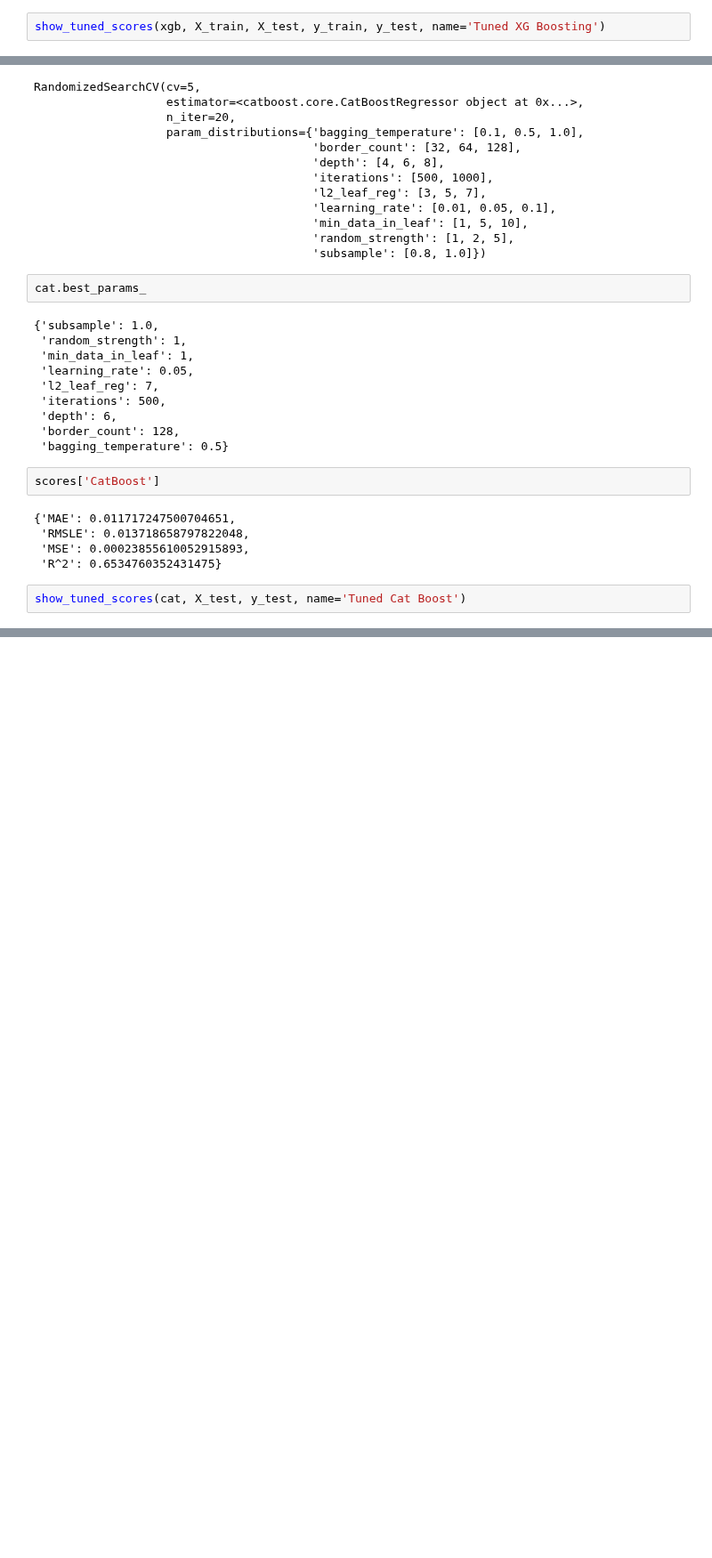
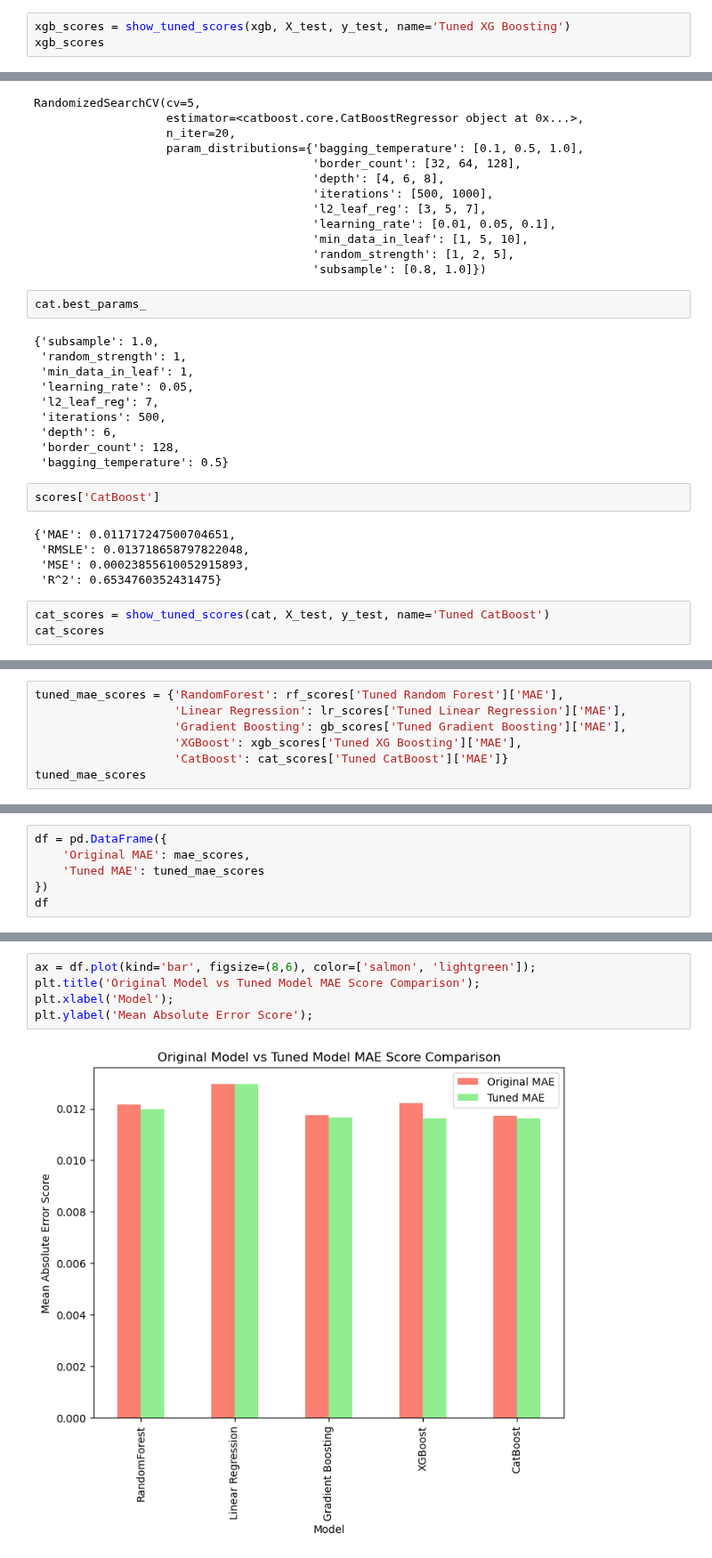
Before and after one commit to devern-DZZC/Interest-Rate-Prediction, a Jupyter notebook: Loan-Interest-Rate-Prediction.ipynb, the cells around one changed output, grey strips where cells are left out. Shown at 89% size. Cells and saved outputs as stored; diff of their text form; blank space fills up the shorter version.

Commit message:
Comparing original and tuned scores

```diff
--- a/Loan-Interest-Rate-Prediction.ipynb
+++ b/Loan-Interest-Rate-Prediction.ipynb
@@ -487,7 +477,8 @@ scores['XGBoost']
  'MSE': 0.0002623302971889597,
  'R^2': 0.6189418989658138}
 # %%
-show_tuned_scores(xgb, X_train, X_test, y_train, y_test, name='Tuned XG Boosting')
+xgb_scores = show_tuned_scores(xgb, X_test, y_test, name='Tuned XG Boosting')
+xgb_scores
 # %% [output]
 {'Tuned XG Boosting': {'MAE': 0.01164483035892435,
   'RMSLE': 0.01350813128053973,
@@ -542,5 +533,6 @@ scores['CatBoost']
  'MSE': 0.00023855610052915893,
  'R^2': 0.6534760352431475}
 # %%
-show_tuned_scores(cat, X_test, y_test, name='Tuned Cat Boost')
+cat_scores = show_tuned_scores(cat, X_test, y_test, name='Tuned CatBoost')
+cat_scores
 # %% [output]
@@ -550,0 +558,7 @@ show_tuned_scores(cat, X_test, y_test, name='Tuned Cat Boost')
+# %%
+tuned_mae_scores = {'RandomForest': rf_scores['Tuned Random Forest']['MAE'],
+                    'Linear Regression': lr_scores['Tuned Linear Regression']['MAE'],
+                    'Gradient Boosting': gb_scores['Tuned Gradient Boosting']['MAE'],
+                    'XGBoost': xgb_scores['Tuned XG Boosting']['MAE'],
+                    'CatBoost': cat_scores['Tuned CatBoost']['MAE']}
+tuned_mae_scores
@@ -550,0 +571,6 @@ show_tuned_scores(cat, X_test, y_test, name='Tuned Cat Boost')
+# %%
+df = pd.DataFrame({
+    'Original MAE': mae_scores,
+    'Tuned MAE': tuned_mae_scores
+})
+df
@@ -550,0 +584,7 @@ show_tuned_scores(cat, X_test, y_test, name='Tuned Cat Boost')
+# %%
+ax = df.plot(kind='bar', figsize=(8,6), color=['salmon', 'lightgreen']);
+plt.title('Original Model vs Tuned Model MAE Score Comparison');
+plt.xlabel('Model');
+plt.ylabel('Mean Absolute Error Score');
+# %% [output]
+[figure, added]
```
Also changed, not shown: parts of 22 cells of this notebook.
